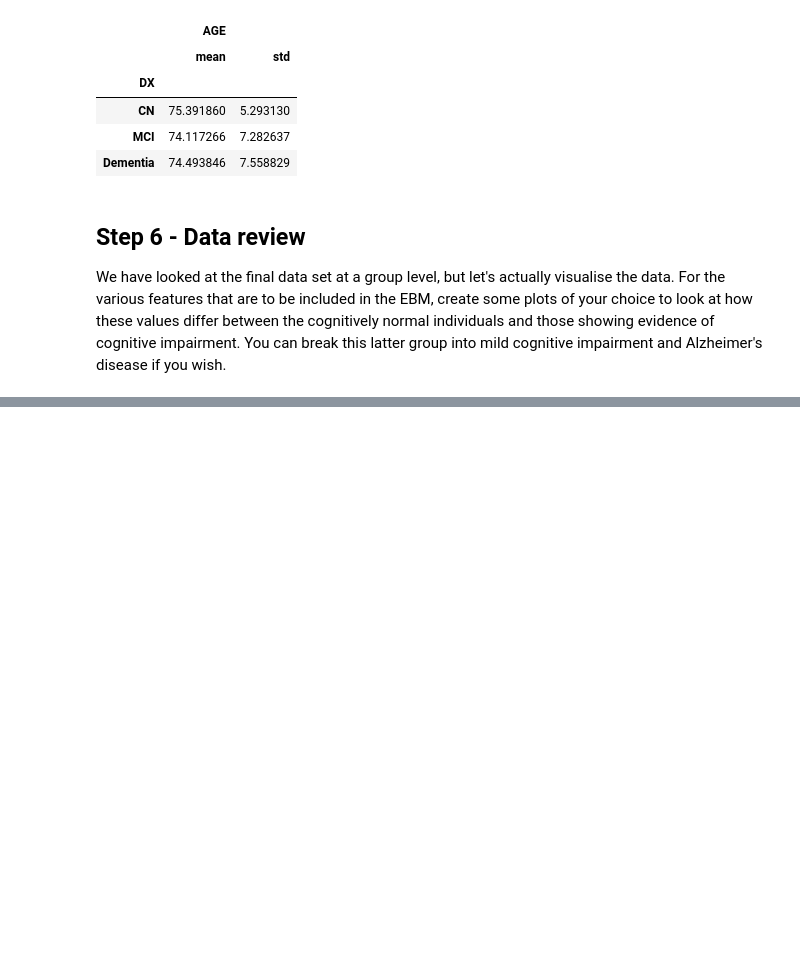
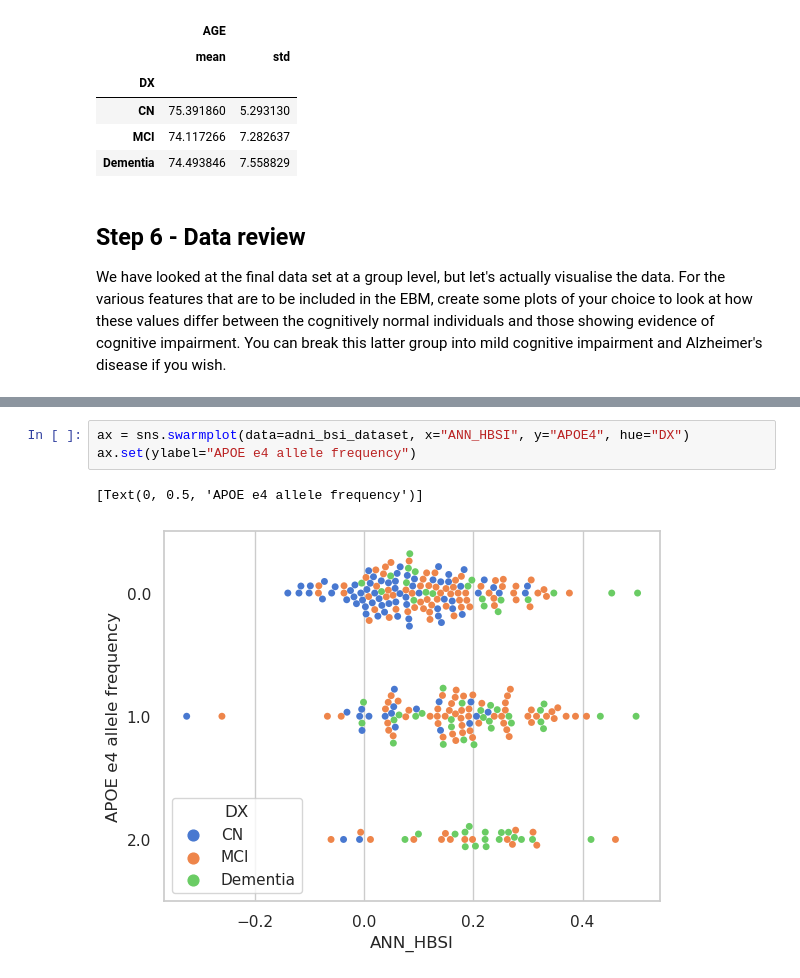
Before and after one commit to araikes/TeamCoders_Event_Based_Model, a Jupyter notebook: 2_DataCleaningAndWrangling/data_cleaning_ACR.ipynb, the cells around one changed output, grey strips where cells are left out. Cells and saved outputs as stored; diff of their text form; blank space fills up the shorter version.

```diff
--- a/2_DataCleaningAndWrangling/data_cleaning_ACR.ipynb
+++ b/2_DataCleaningAndWrangling/data_cleaning_ACR.ipynb
@@ -203,0 +221,6 @@ We have looked at the final data set at a group level, but let's actually visual
+# %%
+ax = sns.swarmplot(data=adni_bsi_dataset, x="ANN_HBSI", y="APOE4", hue="DX")
+ax.set(ylabel="APOE e4 allele frequency")
+# %% [output]
+[Text(0, 0.5, 'APOE e4 allele frequency')]
+[figure, added]
```
Also changed, not shown: parts of 5 cells of this notebook.
